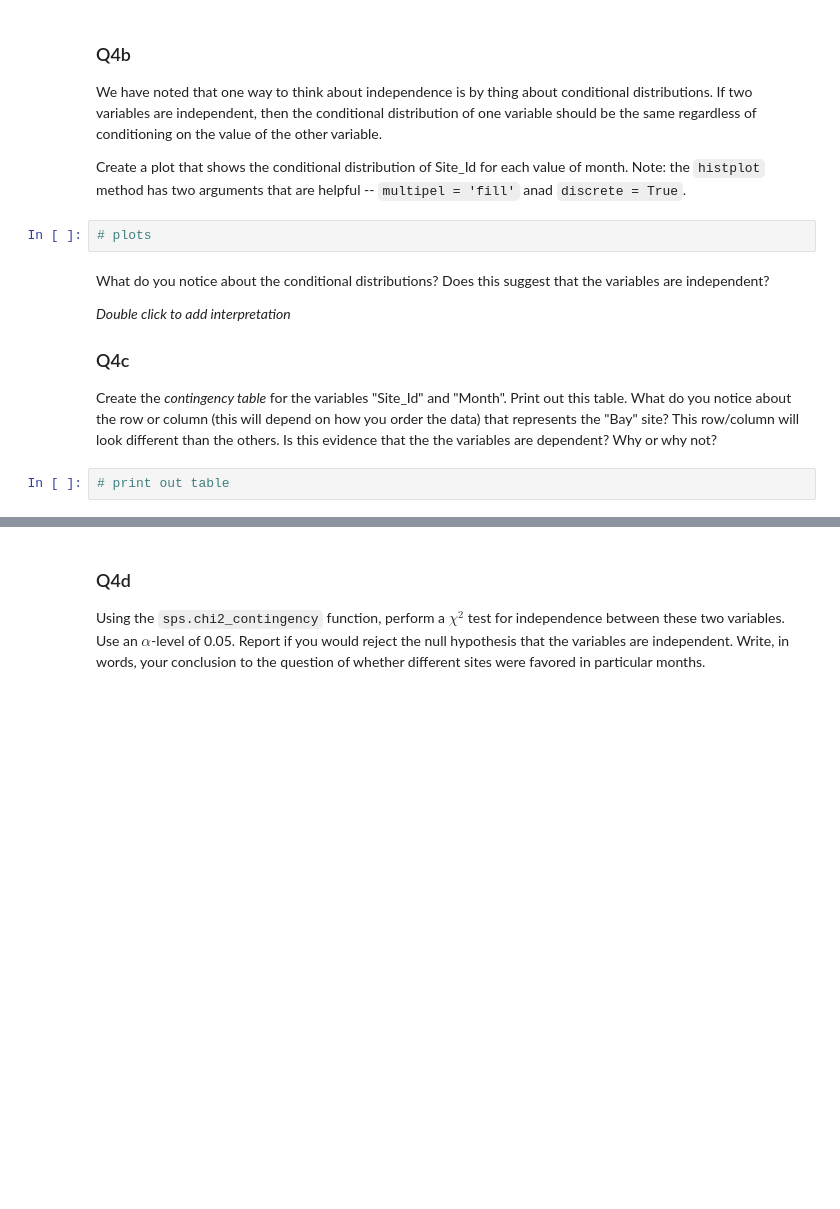
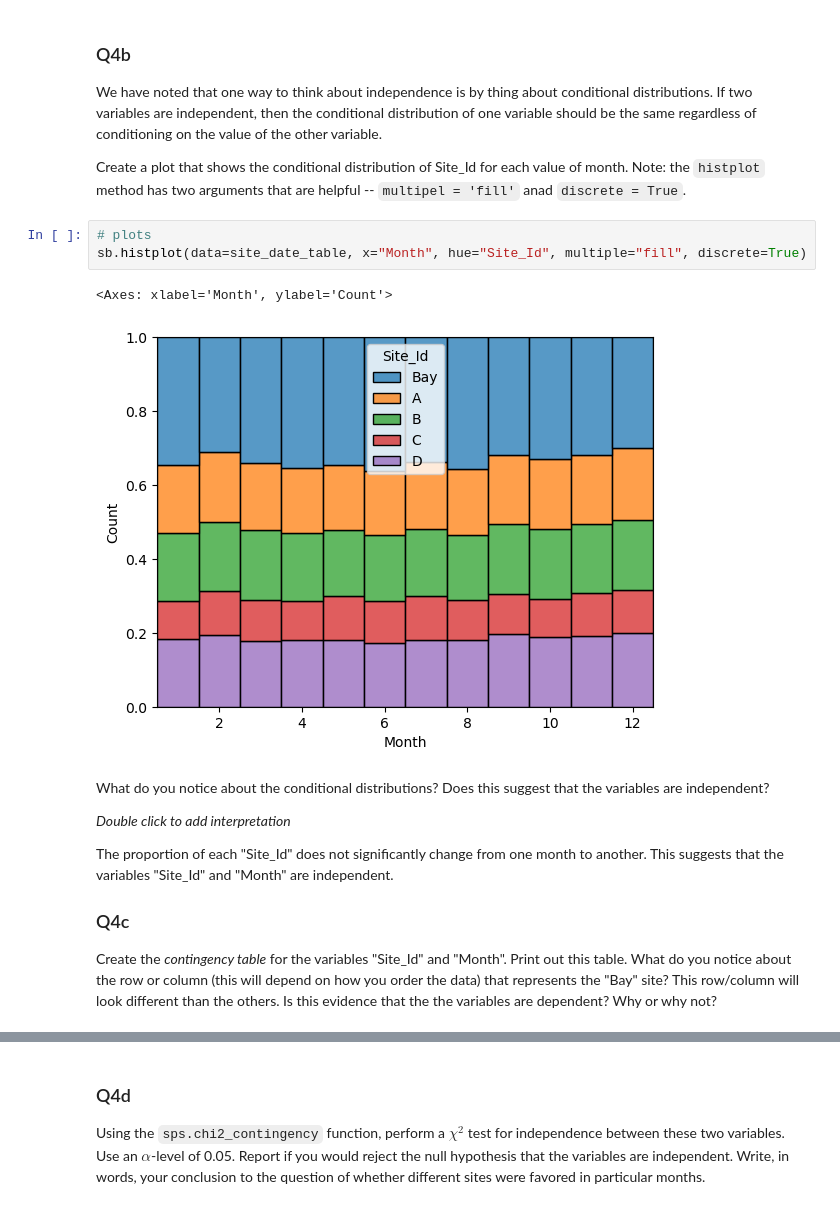
Before and after one commit to zhuol0129/homework-09-ZL, a Jupyter notebook: hw9.ipynb, the cells around one changed output, grey strips where cells are left out. Saved outputs shown, nothing was run; the diff lists cells and outputs as text; blank space fills up the shorter version.

```diff
--- a/hw9.ipynb
+++ b/hw9.ipynb
@@ -198,15 +395,19 @@ Create a table that only includes the columns "Site_Id" and "Date". Then, create
 We have noted that one way to think about independence is by thing about conditional distributions. If two variables are independent, then the conditional distribution of one variable should be the same regardless of conditioning on the value of the other variable.
 
 Create a plot that shows the conditional distribution of Site_Id for each value of month. Note: the `histplot` method has two arguments that are helpful -- `multipel = 'fill'` anad `discrete = True`.
-# %%
-# plots
+# %%
+# plots
+sb.histplot(data=site_date_table, x="Month", hue="Site_Id", multiple="fill", discrete=True)
+# %% [output]
+<Axes: xlabel='Month', ylabel='Count'>
+[figure, added]
 # %% [markdown]
 What do you notice about the conditional distributions? Does this suggest that the variables are independent?
 
 *Double click to add interpretation*
 
+The proportion of each "Site_Id" does not significantly change from one month to another. This suggests that the variables "Site_Id" and "Month" are independent.
+
 ### Q4c
 
 Create the *contingency table* for the variables "Site_Id" and "Month". Print out this table. What do you notice about the row or column (this will depend on how you order the data) that represents the "Bay" site? This row/column will look different than the others. Is this evidence that the the variables are dependent? Why or why not?
-# %%
-# print out table
```
Also changed, not shown: parts of 29 cells of this notebook.
